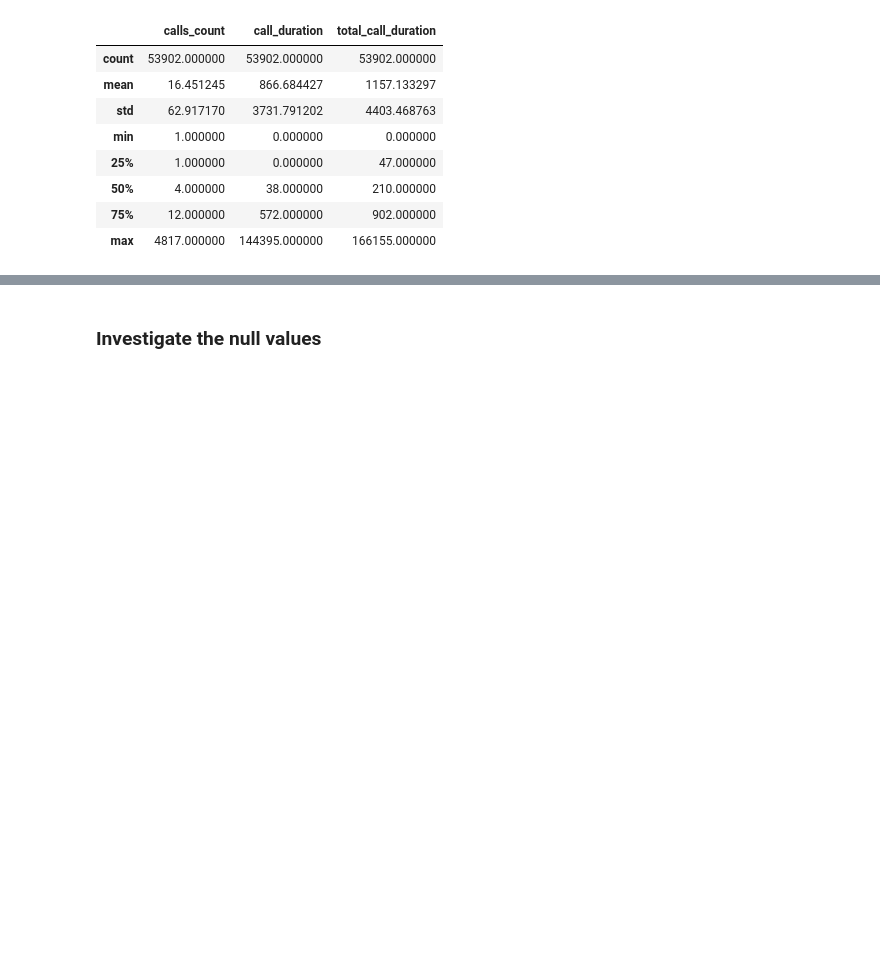
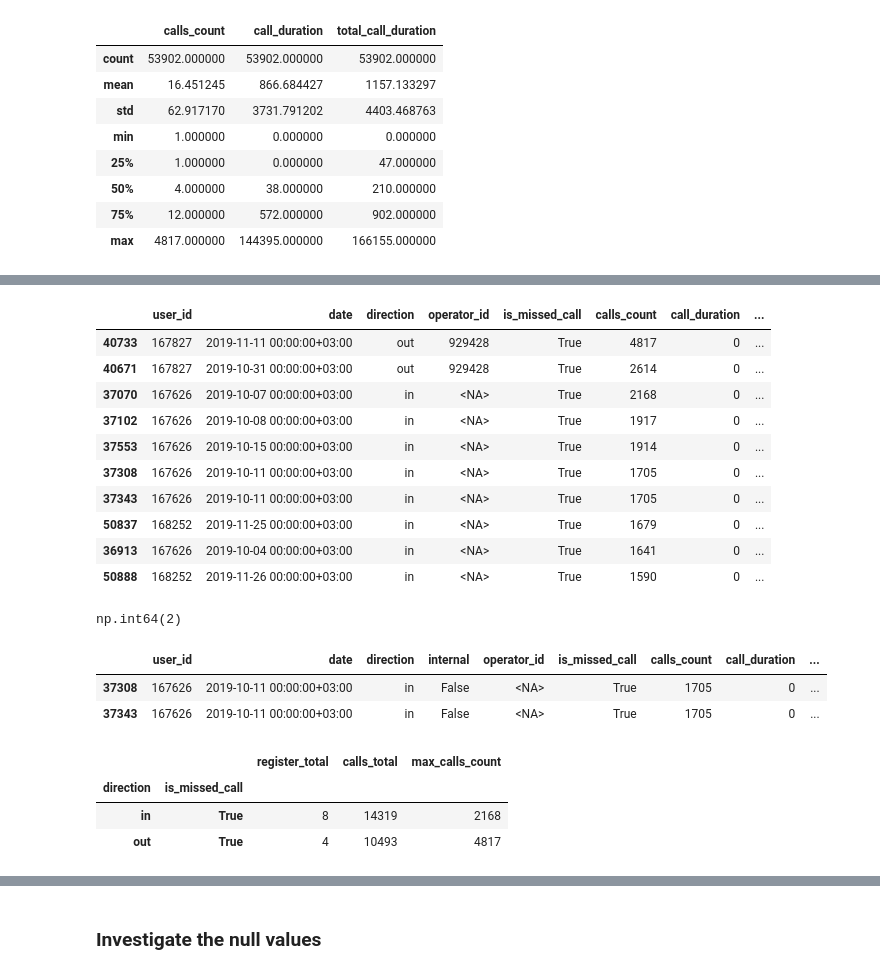
Before and after one commit to thaisCrtn/telecom_CallMeMaybe_analysis, a Jupyter notebook: notebooks/notebook.ipynb, the cells around one changed output, grey strips where cells are left out. Saved outputs shown, nothing was run; the diff lists cells and outputs as text; code cells hidden in the pictures; blank space fills up the shorter version.

Commit message:
Investigate the extreme values

```diff
--- a/notebooks/notebook.ipynb
+++ b/notebooks/notebook.ipynb
@@ -138,0 +167,58 @@ df_telecom_dataset_new[
+# %%
+df_telecom_dataset_new.nlargest(10, 'calls_count')[
+    [
+        'user_id',
+        'date',
+        'direction',
+        'operator_id',
+        'is_missed_call',
+        'calls_count',
+        'call_duration',
+        'total_call_duration'
+    ]
+]
+# %% [output]
+|  | user_id | date | direction | operator_id | is_missed_call | calls_count | call_duration | ... |
+| 40733 | 167827 | 2019-11-11 00:00:00+03:00 | out | 929428 | True | 4817 | 0 | ... |
+| 40671 | 167827 | 2019-10-31 00:00:00+03:00 | out | 929428 | True | 2614 | 0 | ... |
+| 37070 | 167626 | 2019-10-07 00:00:00+03:00 | in | <NA> | True | 2168 | 0 | ... |
+| 37102 | 167626 | 2019-10-08 00:00:00+03:00 | in | <NA> | True | 1917 | 0 | ... |
+| 37553 | 167626 | 2019-10-15 00:00:00+03:00 | in | <NA> | True | 1914 | 0 | ... |
+| 37308 | 167626 | 2019-10-11 00:00:00+03:00 | in | <NA> | True | 1705 | 0 | ... |
+| 37343 | 167626 | 2019-10-11 00:00:00+03:00 | in | <NA> | True | 1705 | 0 | ... |
+| 50837 | 168252 | 2019-11-25 00:00:00+03:00 | in | <NA> | True | 1679 | 0 | ... |
+| 36913 | 167626 | 2019-10-04 00:00:00+03:00 | in | <NA> | True | 1641 | 0 | ... |
+| 50888 | 168252 | 2019-11-26 00:00:00+03:00 | in | <NA> | True | 1590 | 0 | ... |
+# %%
+df_telecom_dataset_new[
+    df_telecom_dataset_new['calls_count'] >= 1500
+].duplicated(keep=False).sum()
+# %% [output]
+np.int64(2)
+# %%
+high_calls = df_telecom_dataset_new[
+    df_telecom_dataset_new['calls_count'] >= 1500
+]
+high_calls[
+    high_calls.duplicated(keep=False)
+].sort_values('calls_count', ascending=False)
+# %% [output]
+|  | user_id | date | direction | internal | operator_id | is_missed_call | calls_count | call_duration | ... |
+| 37308 | 167626 | 2019-10-11 00:00:00+03:00 | in | False | <NA> | True | 1705 | 0 | ... |
+| 37343 | 167626 | 2019-10-11 00:00:00+03:00 | in | False | <NA> | True | 1705 | 0 | ... |
+# %%
+df_telecom_dataset_new[
+    df_telecom_dataset_new['calls_count'] >= 1500
+].groupby([
+    'direction', 'is_missed_call'],
+    dropna=False
+).agg(
+    register_total = ('user_id', 'size'),
+    calls_total = ('calls_count', 'sum'),
+    max_calls_count = ('calls_count', 'max'),
+)
+# %% [output]
+|  |  | register_total | calls_total | max_calls_count |
+| direction | is_missed_call |  |  |  |
+| in | True | 8 | 14319 | 2168 |
+| out | True | 4 | 10493 | 4817 |
```
Also changed, not shown: parts of 32 cells of this notebook.
